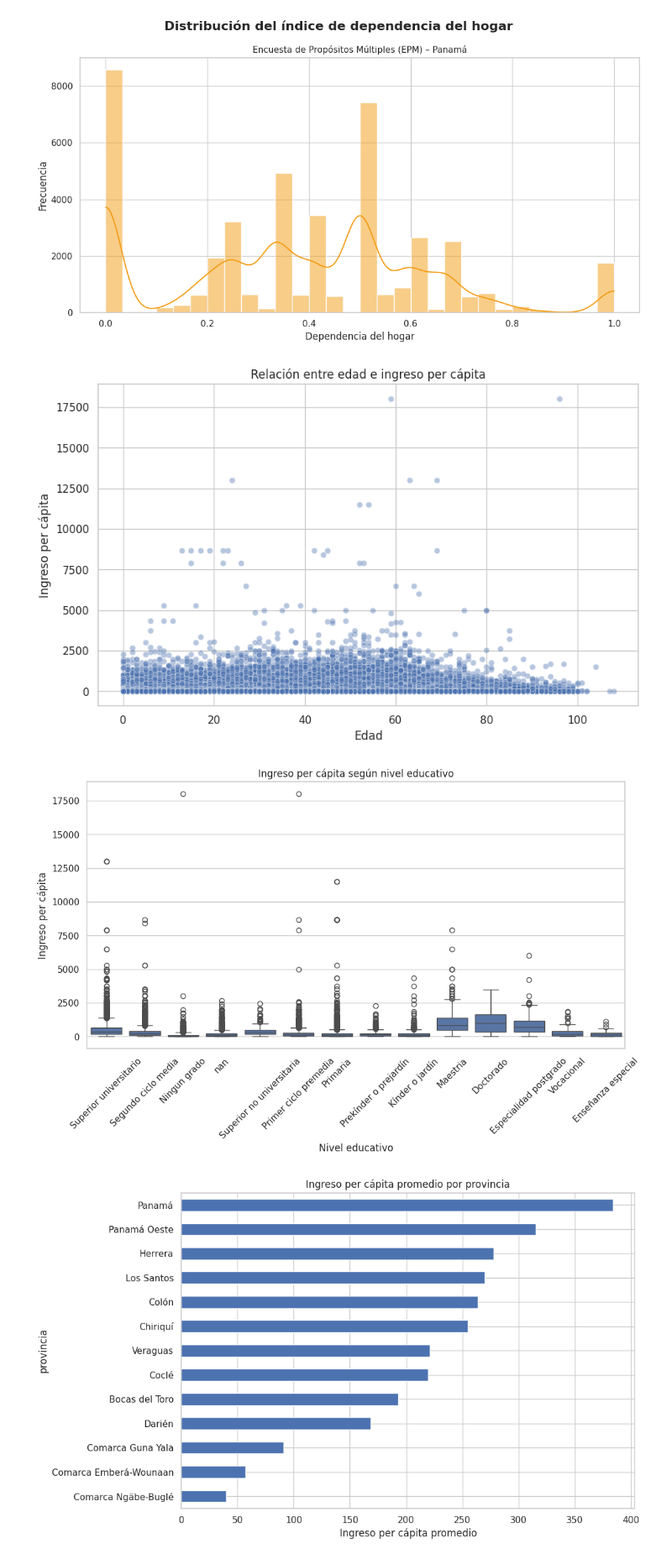
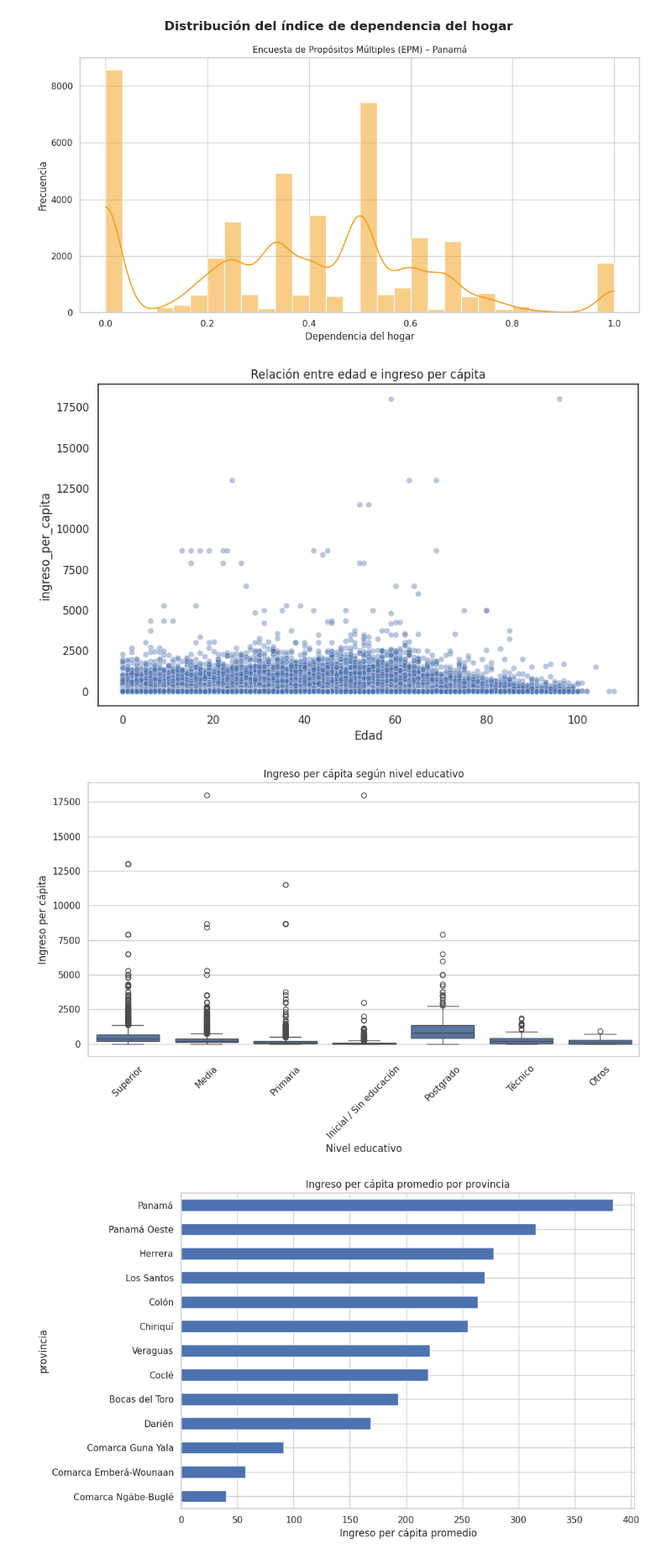
Before and after one commit to edreyesc/ProyectoIngegradorII, a Jupyter notebook: proy_integrador2_empleo_v2.ipynb, the cells around one changed output. Shown at 84% size. Drawn from its saved outputs; the diff is of its cells as text; code cells hidden in the pictures.

Commit message:
Adecuaciones menores

```diff
--- a/proy_integrador2_empleo_v2.ipynb
+++ b/proy_integrador2_empleo_v2.ipynb
@@ -378,6 +378,7 @@ dicc_nivel_edu = {
     82: 'Doctorado',
     83: 'Doctorado',
     84: 'Doctorado',
+    'nan': 'Menores de 4 años',
 }
 
 df_modelo_final.loc[:, 'Grado_alcanzado'] = df_modelo_final['Grado_alcanzado'].replace(dicc_nivel_edu).astype(str)
@@ -401,6 +402,8 @@ df_modelo_final.head(10)
 df_modelo_final['ocu_des'].unique()
 # %% [output]
 array(['Ocupados', '', 'Desocupados'], dtype=object)
+# %%
+df_mayores_18 = df_modelo_final[df_modelo_final['Edad'] >= 18]
 # %%
 # Distribución de Edad en la encuesta
 
@@ -472,0 +442,19 @@ plt.show()
+# %%
+# Reclasificación de niveles educativos
+def clasificar_educacion(x):
+    if x in ['Ningun grado', 'Prekínder o prejardín', 'Kínder o jardín', 'Menores de 4 años']:
+        return 'Inicial / Sin educación'
+    elif x == 'Primaria':
+        return 'Primaria'
+    elif x in ['Primer ciclo premedia', 'Segundo ciclo media']:
+        return 'Media'
+    elif x in ['Superior universitario', 'Superior no universitaria']:
+        return 'Superior'
+    elif x in ['Maestria', 'Especialidad postgrado', 'Doctorado']:
+        return 'Postgrado'
+    elif x == 'Vocacional':
+        return 'Técnico'
+    else:
+        return 'Otros'
+
+df_mayores_18['educacion_grupo'] = df_mayores_18['Grado_alcanzado'].apply(clasificar_educacion)
@@ -622,34 +670,34 @@ sns.scatterplot(
 plt.title("Relación entre edad e ingreso per cápita")
 
 plt.xlabel("Edad")
-plt.ylabel("Ingreso per cápita")
+plt.ylabel("ingreso_per_capita")
 
 plt.show()
 # %% [output]
-[figure, old version]
+[figure, new version]
 # %%
 # =========================================
 # Educación vs ingreso
 # =========================================
 
 plt.figure(figsize=(12,6))
 
 sns.boxplot(
-    data=df_modelo_final,
-    x='Grado_alcanzado',
+    data=df_mayores_18,
+    x='educacion_grupo',
     y='ingreso_per_capita'
 )
 
 plt.title("Ingreso per cápita según nivel educativo")
 
 plt.xlabel("Nivel educativo")
 plt.ylabel("Ingreso per cápita")
 
 plt.xticks(rotation=45)
 
 plt.show()
 # %% [output]
-[figure, old version]
+[figure, new version]
 # %%
 # =========================================
 # Ingreso promedio por provincia
```
Also changed, not shown: parts of 5 cells of this notebook.
